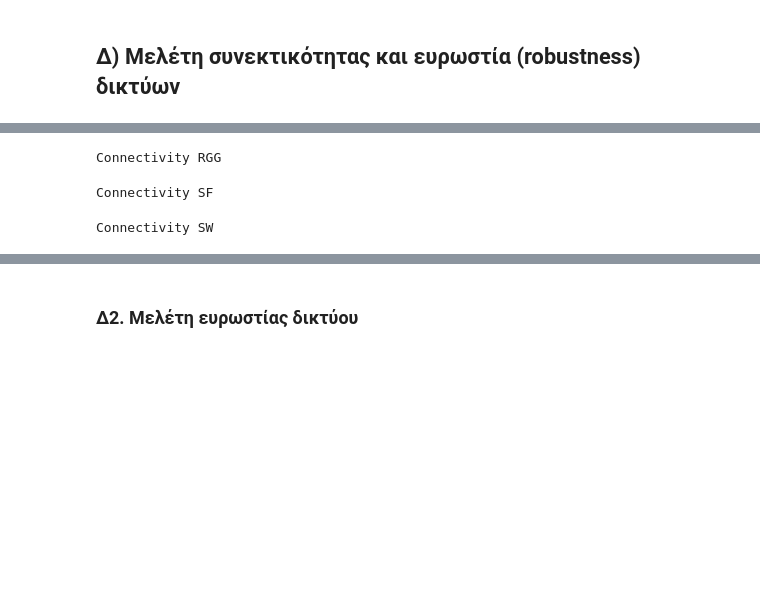
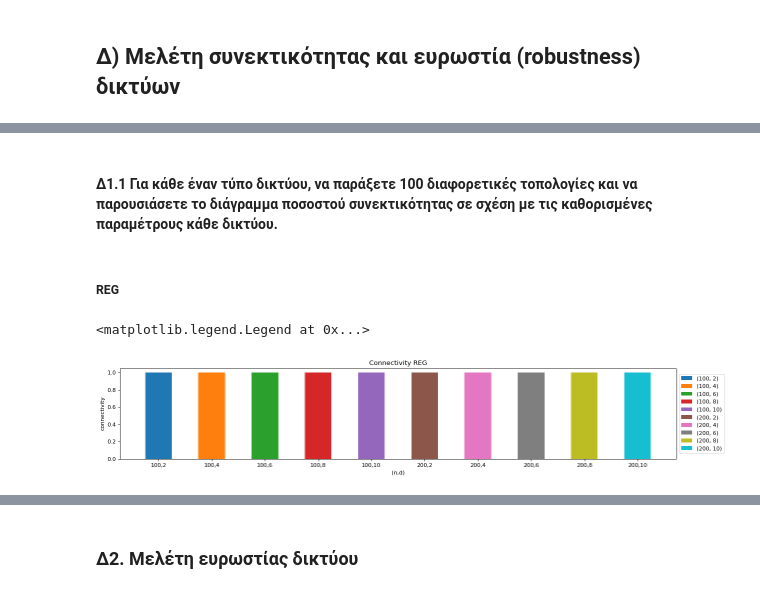
Before and after one commit to John-Atha/social-networks-NTUA, a Jupyter notebook: lab1_student_version.ipynb, the cells around one changed output, grey strips where cells are left out. Drawn from its saved outputs; the diff is of its cells as text; code cells hidden in the pictures; blank space fills up the shorter version.

```diff
--- a/lab1_student_version.ipynb
+++ b/lab1_student_version.ipynb
@@ -778,7 +760,7 @@ for g in graphs:
 ##### Γ3.2 Να υπολογιστεί η μέση ενδιαμεσική κεντρικότητα καθώς και η διασπορά της για κάθε τοπολογία.
 # %%
 print("graph\t| mean\t\t| variance")
-for g in graphs:
+for g in main_graphs:
     graph, name = g.values()
     bet_centrality = bet_centralities[name]
     avg = round(sum(bet_centrality) / len(bet_centrality), 5)
@@ -817,16 +801,16 @@ plt.title("Katz centralities distributions")
 plt.xlabel("Katz centrality")
 plt.ylabel("# nodes")
 # generate a plot compbining the katz centrality distributions of all the graphs
-for g in graphs:
+for g in main_graphs:
     graph, name = g.values()
     katz[name] = find_katz(graph).values()
     plt.hist(katz[name], bins=10)
 
-plt.legend([g['name'] for g in graphs])
+plt.legend([g['name'] for g in main_graphs])
 
 # generate a separate plot for each graph
 c = 2
-for g in graphs:
+for g in main_graphs:
     graph, name = g.values()
     plt.figure(c)
     plt.title("Katz centralities distribution")
@@ -848,7 +832,7 @@ for g in graphs:
 print("graph\t| mean\t| variance")
 print("---------------------------")
 
-for g in graphs:
+for g in main_graphs:
     graph, name = g.values()
     katz_g = find_katz(graph).values()
     avg = round(sum(katz_g) / len(katz_g), 6)
@@ -890,7 +879,7 @@ def find_central(G):
     print("-->betweenness centrality:", find_most_central(G, betweenness_centralities))
     print("-->katz centrality:", find_most_central(G, katz_centralities))
     print("----------------------------")
-for g in graphs:
+for g in main_graphs:
     graph, name = g.values()
     find_central(graph)
 # %% [output]
@@ -1024,12 +998,29 @@ Connectivity RG Gilbert
-# %%
-print("Connectivity RGG")
-# %% [output]
-Connectivity RGG
-# %%
-print("Connectivity SF")
-# %% [output]
-Connectivity SF
-# %%
-print("Connectivity SW")
-# %% [output]
-Connectivity SW
+# %% [markdown]
+#### Δ1.1 Για κάθε έναν τύπο δικτύου, να παράξετε 100 διαφορετικές τοπολογίες και να παρουσιάσετε το διάγραμμα ποσοστού συνεκτικότητας σε σχέση με τις καθορισμένες παραμέτρους κάθε δικτύου.
+# %% [markdown]
+##### REG
+# %%
+# connectivity of REG
+ns = [100, 200]
+ds = [i for i in range(2, 11, 2)]
+
+reg_graphs = {
+    (n, d): [nx.watts_strogatz_graph(n, d, 0) for _ in range(100)]
+    for n in ns for d in ds
+}
+
+plt.figure(figsize=(18, 3), dpi=80)
+plt.title("Connectivity REG")
+plt.xlabel("(n,d)")
+plt.ylabel("connectivity")
+
+for reg_graph in reg_graphs:
+    n, d = reg_graph
+    graphs = reg_graphs[reg_graph]
+    connected = sum(nx.is_connected(graph) for graph in graphs)
+    connectivity = connected/len(graphs)
+    plt.bar(f"{n},{d}", height=connectivity, width=0.5)
+plt.legend([(n, d) for n,d in reg_graphs.keys()], loc='center left', bbox_to_anchor=(1, 0.5))
+# %% [output]
+<matplotlib.legend.Legend at 0x...>
+[figure, added]
```
Also changed, not shown: parts of 62 cells of this notebook.
